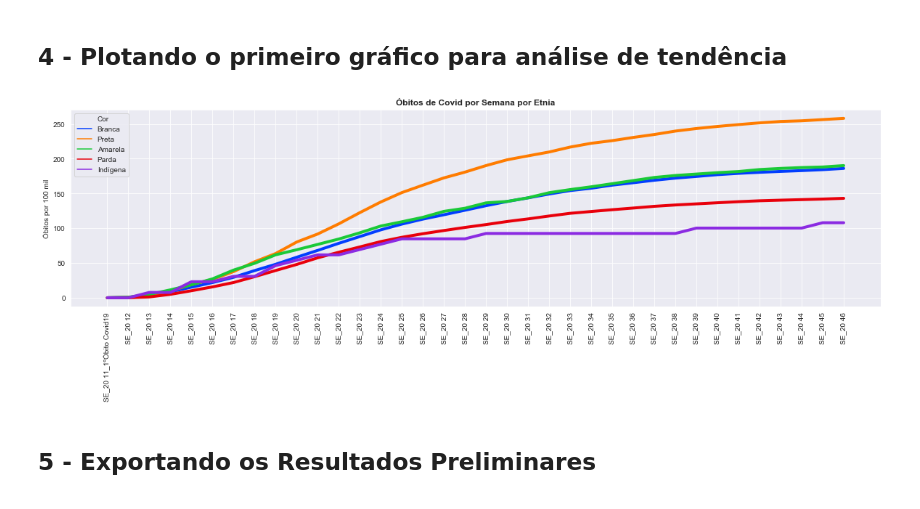
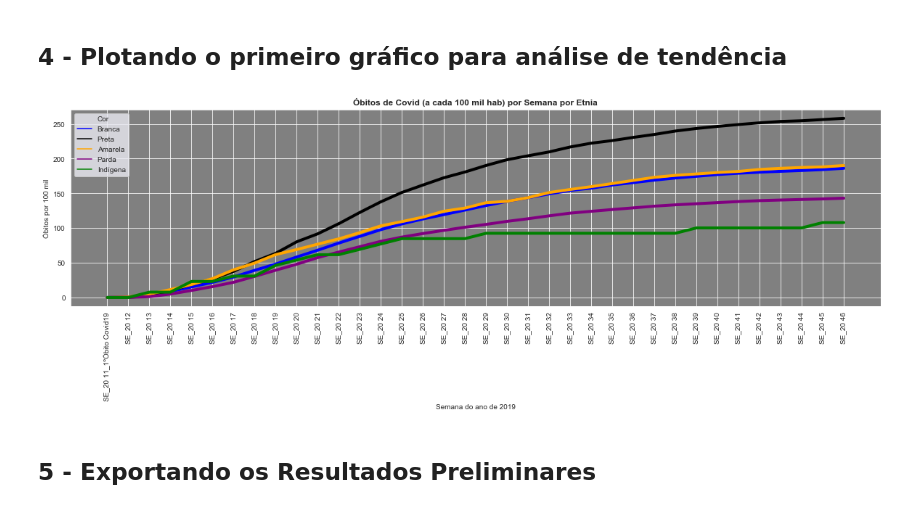
Before and after one commit to fredcobain/tcc_pos_data_pucmg, a Jupyter notebook: dados_antigos/03 - merge-covid-sem-pop.ipynb, the cells around one changed output. Saved outputs shown, nothing was run; the diff lists cells and outputs as text; code cells hidden in the pictures.

```diff
--- a/dados_antigos/03 - merge-covid-sem-pop.ipynb
+++ b/dados_antigos/03 - merge-covid-sem-pop.ipynb
@@ -143,14 +143,17 @@ display(cor_se_melt.tail())
 ## 4 - Plotando o primeiro gráfico para análise de tendência ##
 # %%
 fig, axs = plt.subplots(figsize=(20, 5))
-sb.lineplot(data=cor_se_melt, x='Semana', y='Óbitos por 100 mil', hue='Cor', palette='bright', lw=4)
+colors = ['blue', 'black', 'orange', 'purple', 'green']
+sb.lineplot(data=cor_se_melt, x='Semana', y='Óbitos por 100 mil', hue='Cor', palette=colors, lw=4)
 plt.xticks(rotation=90)
 plt.legend()
-plt.xlabel('')
-plt.title('Óbitos de Covid por Semana por Etnia',fontweight="bold")
+axs.set_facecolor("gray")
+axs.set_alpha(0.9)
+plt.xlabel('Semana do ano de 2019')
+plt.title('Óbitos de Covid (a cada 100 mil hab) por Semana por Etnia',fontweight="bold")
 plt.show()
 # %% [output]
-[figure, old version]
+[figure, new version]
 # %% [markdown]
 ## 5 - Exportando os Resultados Preliminares ##
 # %%
```
Also changed, not shown: 2 other files.
